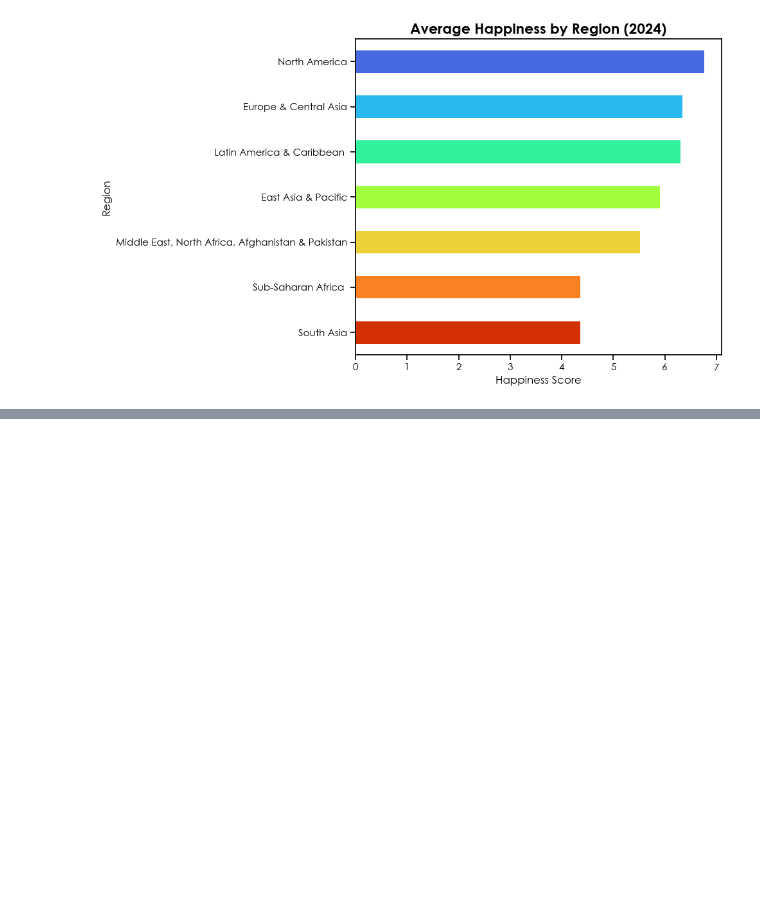
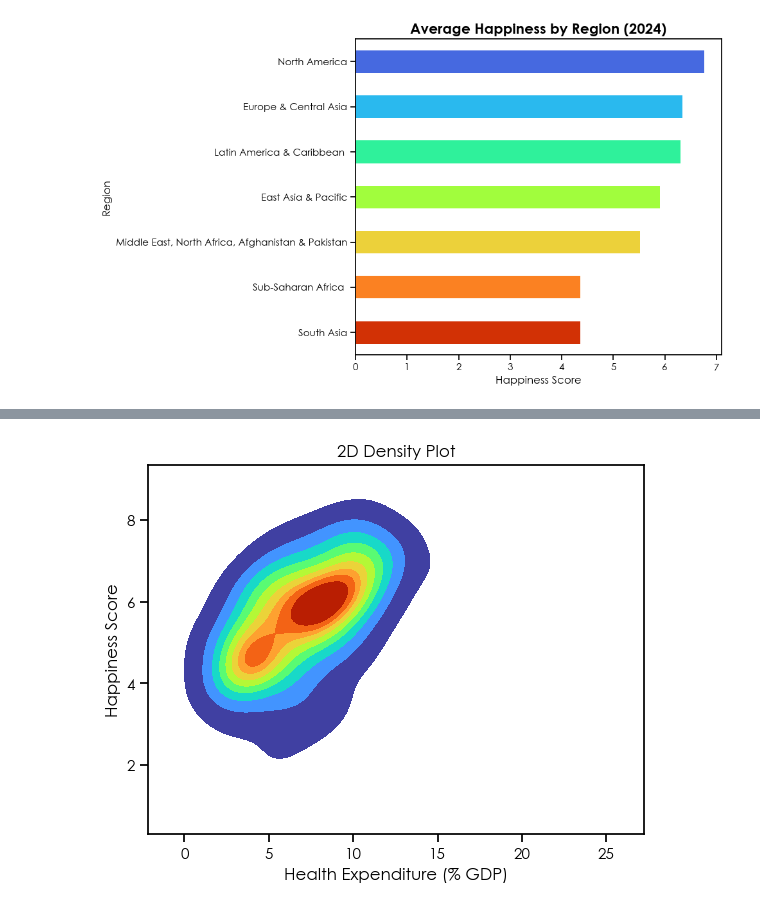
Before and after one commit to bgizzle78/C11_Capstone, a Jupyter notebook: notebooks/visuals_final.ipynb, the cells around one changed output, grey strips where cells are left out. Saved outputs shown, nothing was run; the diff lists cells and outputs as text; code cells hidden in the pictures; blank space fills up the shorter version.

```diff
--- a/notebooks/visuals_final.ipynb
+++ b/notebooks/visuals_final.ipynb
@@ -663,0 +693,14 @@ plt.show()
+# %%
+# 2D Density Plot for two continuous columns
+sns.kdeplot(
+    y=df_edu_2022['Happiness Score'],
+    x=df_edu_2022['Health Expenditure (% GDP)'],
+    fill=True,
+    cmap='turbo'
+)
+plt.ylabel("Happiness Score")
+plt.xlabel("Health Expenditure (% GDP)")
+plt.title("2D Density Plot")
+plt.show()
+# %% [output]
+[figure, added]
```
Also changed, not shown: parts of 6 cells of this notebook, 2 other files.
